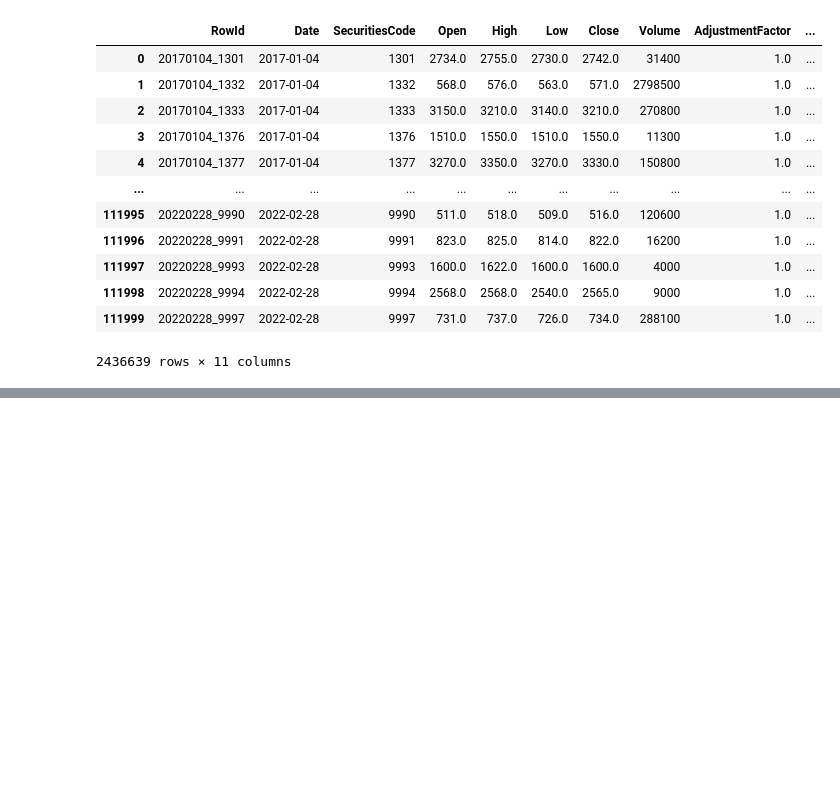
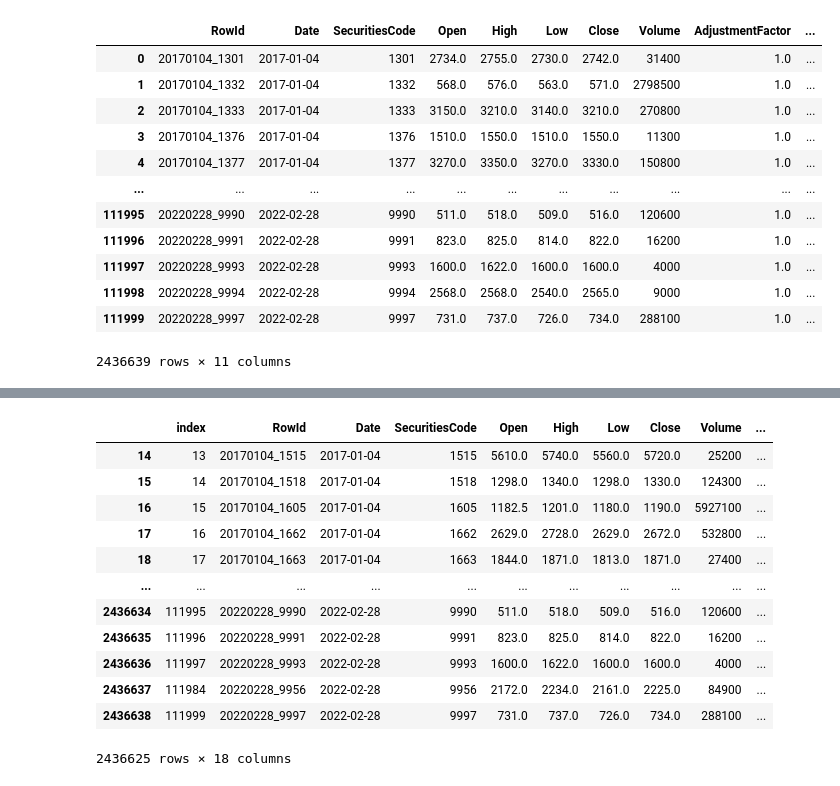
Before and after one commit to yyc9337/AI_Project, a Jupyter notebook: [Kaggle] JPX - 주가 예측/JPX.ipynb, the cells around one changed output, grey strips where cells are left out. Cells and saved outputs as stored; diff of their text form; code cells hidden in the pictures; blank space fills up the shorter version.

```diff
--- a/[Kaggle] JPX - 주가 예측/JPX.ipynb
+++ b/[Kaggle] JPX - 주가 예측/JPX.ipynb
@@ -63,0 +177,17 @@ df
+# %%
+df = feture_engineering(df)
+df
+# %% [output]
+|  | index | RowId | Date | SecuritiesCode | Open | High | Low | Close | Volume | ... |
+| 14 | 13 | 20170104_1515 | 2017-01-04 | 1515 | 5610.0 | 5740.0 | 5560.0 | 5720.0 | 25200 | ... |
+| 15 | 14 | 20170104_1518 | 2017-01-04 | 1518 | 1298.0 | 1340.0 | 1298.0 | 1330.0 | 124300 | ... |
+| 16 | 15 | 20170104_1605 | 2017-01-04 | 1605 | 1182.5 | 1201.0 | 1180.0 | 1190.0 | 5927100 | ... |
+| 17 | 16 | 20170104_1662 | 2017-01-04 | 1662 | 2629.0 | 2728.0 | 2629.0 | 2672.0 | 532800 | ... |
+| 18 | 17 | 20170104_1663 | 2017-01-04 | 1663 | 1844.0 | 1871.0 | 1813.0 | 1871.0 | 27400 | ... |
+| ... | ... | ... | ... | ... | ... | ... | ... | ... | ... | ... |
+| 2436634 | 111995 | 20220228_9990 | 2022-02-28 | 9990 | 511.0 | 518.0 | 509.0 | 516.0 | 120600 | ... |
+| 2436635 | 111996 | 20220228_9991 | 2022-02-28 | 9991 | 823.0 | 825.0 | 814.0 | 822.0 | 16200 | ... |
+| 2436636 | 111997 | 20220228_9993 | 2022-02-28 | 9993 | 1600.0 | 1622.0 | 1600.0 | 1600.0 | 4000 | ... |
+| 2436637 | 111984 | 20220228_9956 | 2022-02-28 | 9956 | 2172.0 | 2234.0 | 2161.0 | 2225.0 | 84900 | ... |
+| 2436638 | 111999 | 20220228_9997 | 2022-02-28 | 9997 | 731.0 | 737.0 | 726.0 | 734.0 | 288100 | ... |
+2436625 rows × 18 columns
```
Also changed, not shown: parts of 6 cells of this notebook.
